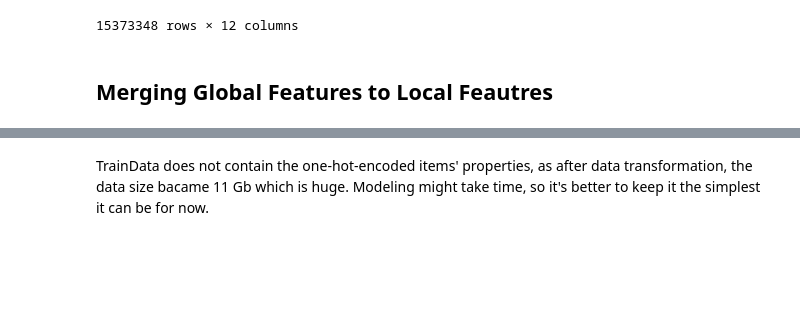
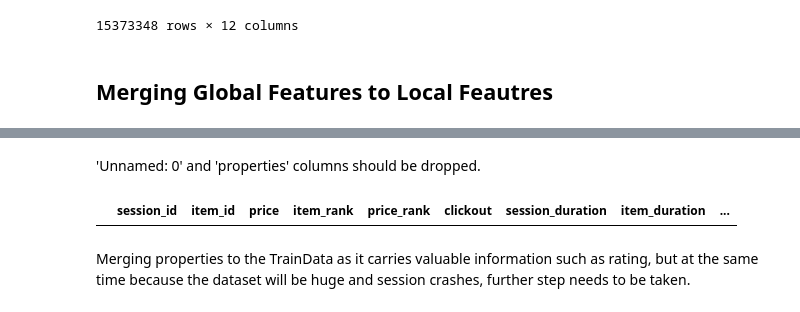
Before and after one commit to ZeyadSabbah/TrivagoRecommenderSystem, a Jupyter notebook: TrivagoFeatureEngineering.ipynb, the cells around one changed output, grey strips where cells are left out. Cells and saved outputs as stored; diff of their text form; code cells hidden in the pictures; blank space fills up the shorter version.

```diff
--- a/TrivagoFeatureEngineering.ipynb
+++ b/TrivagoFeatureEngineering.ipynb
@@ -1012,0 +1050,16 @@ TrainData
+# %% [markdown]
+'Unnamed: 0' and 'properties' columns should be dropped.
+# %%
+TrainData.drop(columns=['Unnamed: 0', 'properties'], inplace=True)
+NaNcolumns = ['NumberOfProperties', 'NumberInImpressions', 'NumberInReferences', 'NumberAsClickout', 'NumberAsFinalClickout',
+              'FClickoutToImpressions', 'FClickoutToReferences', 'FClickoutToClickout', 'MeanPrice', 'AveragePriceRank']
+for column in NaNcolumns:
+  MeanValue = TrainData[column].mean()
+  TrainData[column] =  TrainData[column].fillna(MeanValue)
+
+#checking NaN values
+TrainData[TrainData.NumberAsClickout.isnull()]
+# %% [output]
+|  | session_id | item_id | price | item_rank | price_rank | clickout | session_duration | item_duration | ... |
+# %% [markdown]
+Merging properties to the TrainData as it carries valuable information such as rating, but at the same time because the dataset will be huge and session crashes, further step needs to be taken.
@@ -1015,3 +1070 @@ TrainData.drop(columns='Unnamed: 0')
 TrainData.to_csv('TrainData.csv', index=False)
-# %% [markdown]
-TrainData does not contain the one-hot-encoded items' properties, as after data transformation, the data size bacame 11 Gb which is huge. Modeling might take time, so it's better to keep it the simplest it can be for now.
```
Also changed, not shown: parts of 10 cells of this notebook.
